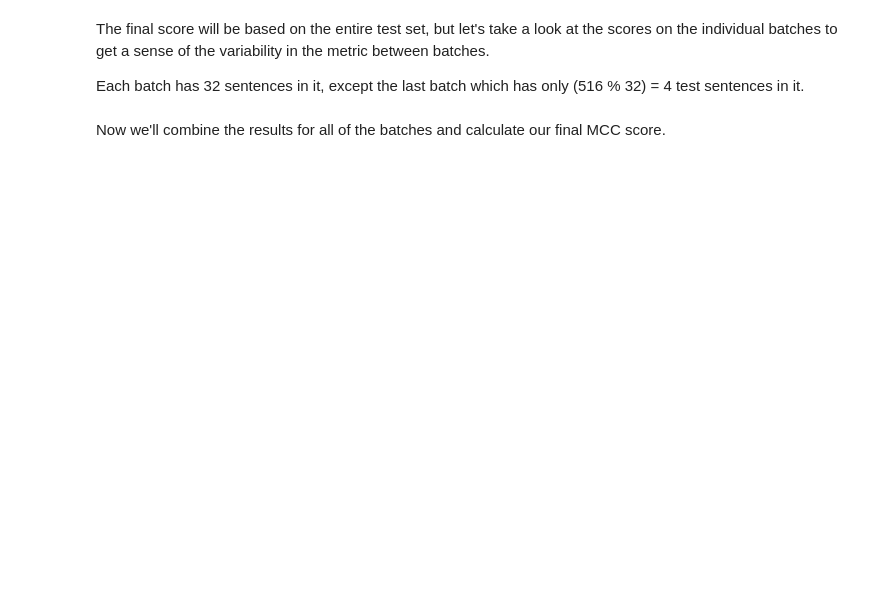
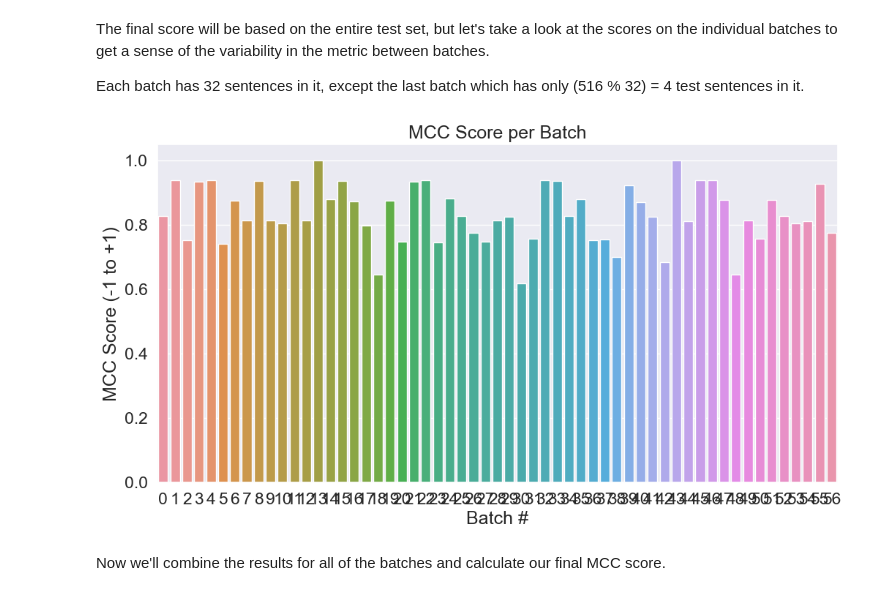
Before and after one commit to ghsaul/tcc_project, a Jupyter notebook: tests_bert.ipynb, the cells around one changed output. Saved outputs shown, nothing was run; the diff lists cells and outputs as text; code cells hidden in the pictures; blank space fills up the shorter version.

```diff
--- a/tests_bert.ipynb
+++ b/tests_bert.ipynb
@@ -584,0 +43,8 @@ UsageError: Line magic function `%` not found.
+# %%
+df = pd.read_csv(r'dados\data.csv', nrows=18000)
+
+sentences = df['titulo'].values
+labels = df['label'].values
+
+df.info()
+df.head()
@@ -584,0 +128,33 @@ UsageError: Line magic function `%` not found.
+# %%
+# The DataLoader needs to know our batch size for training, so we specify it
+# here. For fine-tuning BERT on a specific task, the authors recommend a batch
+# size of 16 or 32.
+batch_size = 32
+
+# Create the DataLoaders for our training and validation sets.
+# We'll take training samples in random order.
+train_dataloader = DataLoader(
+            train_dataset,  # The training samples.
+            sampler = RandomSampler(train_dataset), # Select batches randomly
+            batch_size = batch_size # Trains with this batch size.
+        )
+
+# For validation the order doesn't matter, so we'll just read them sequentially.
+validation_dataloader = DataLoader(
+            val_dataset, # The validation samples.
+            sampler = SequentialSampler(val_dataset), # Pull out batches sequentially.
+            batch_size = batch_size # Evaluate with this batch size.
+        )
+
+prediction_dataloader = DataLoader(
+            test_dataset, # The test samples.
+            sampler = SequentialSampler(test_dataset),
+            batch_size = batch_size # Evaluate with this batch size.
+        )
+# %%
+# Note: AdamW is a class from the huggingface library (as opposed to pytorch)
+# I believe the 'W' stands for 'Weight Decay fix"
+optimizer = torch.optim.AdamW(model.parameters(),
+                  lr = 2e-5, # args.learning_rate - default is 5e-5, our notebook had 2e-5
+                  eps = 1e-8 # args.adam_epsilon  - default is 1e-8.
+                )
@@ -719,13 +568,15 @@ The final score will be based on the entire test set, but let's take a look at t
 Each batch has 32 sentences in it, except the last batch which has only (516 % 32) = 4 test sentences in it.
 # %%
 # Create a barplot showing the MCC score for each batch of test samples.
-ax = sns.barplot(x=list(range(len(matthews_set))), y=matthews_set, ci=None)
+ax = sns.barplot(x=list(range(len(matthews_set))), y=matthews_set, errorbar=None)
 
 plt.title('MCC Score per Batch')
 plt.ylabel('MCC Score (-1 to +1)')
 plt.xlabel('Batch #')
 
 plt.show()
+# %% [output]
+[figure, added]
 # %% [markdown]
 Now we'll combine the results for all of the batches and calculate our final MCC score.
 # %%
```
Also changed, not shown: parts of 64 cells of this notebook, 3 other files.
